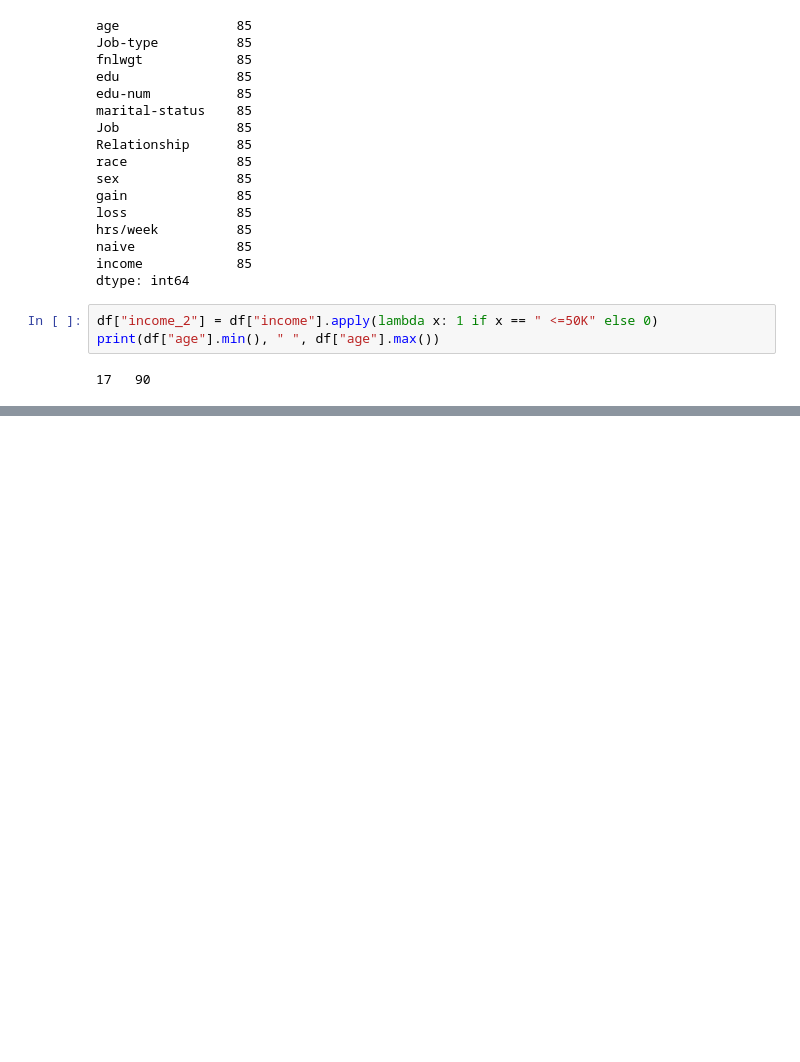
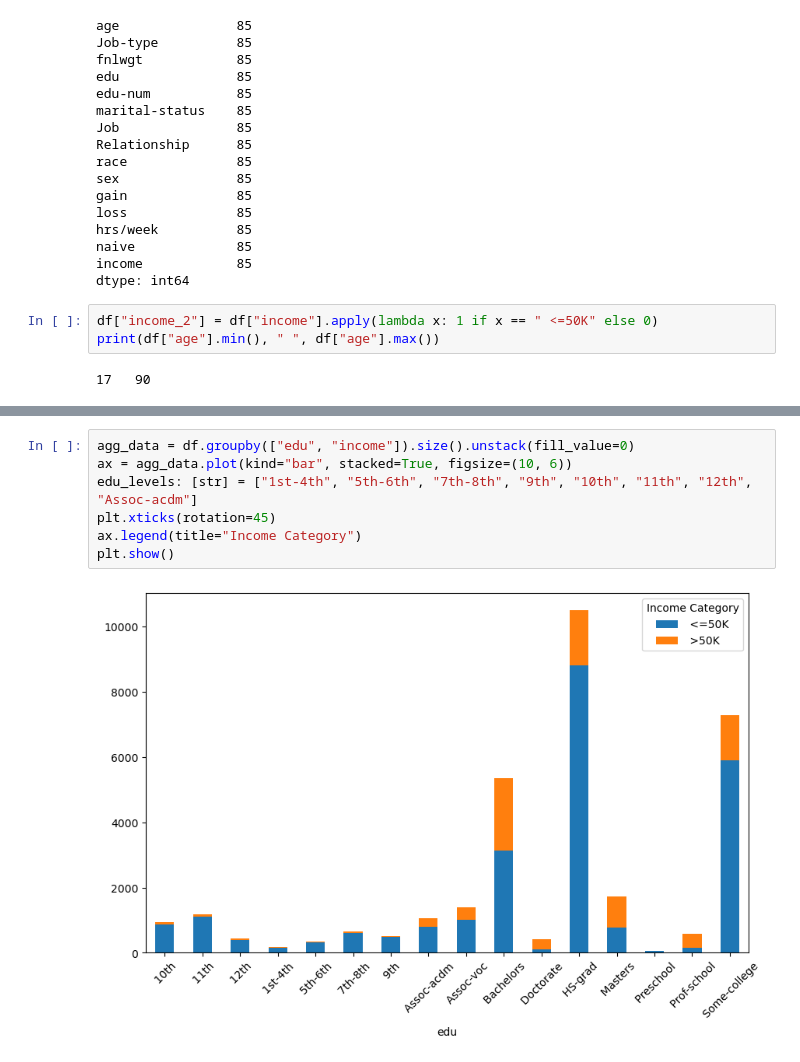
Before and after one commit to kienlacmai/ML-Adult-Census-Income-Analysis, a Jupyter notebook: graphing.ipynb, the cells around one changed output, grey strips where cells are left out. Drawn from its saved outputs; the diff is of its cells as text; blank space fills up the shorter version.

```diff
--- a/graphing.ipynb
+++ b/graphing.ipynb
@@ -100,0 +101,9 @@ plt.show()
+# %%
+agg_data = df.groupby(["edu", "income"]).size().unstack(fill_value=0)
+ax = agg_data.plot(kind="bar", stacked=True, figsize=(10, 6))
+edu_levels: [str] = ["1st-4th", "5th-6th", "7th-8th", "9th", "10th", "11th", "12th", "Assoc-acdm"]
+plt.xticks(rotation=45)
+ax.legend(title="Income Category")
+plt.show()
+# %% [output]
+[figure, added]
```
Also changed, not shown: parts of 1 cell of this notebook.
